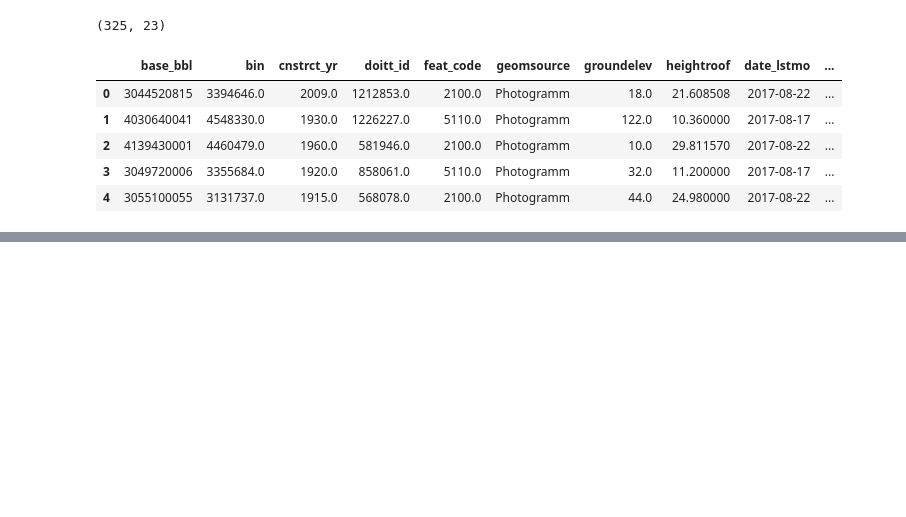
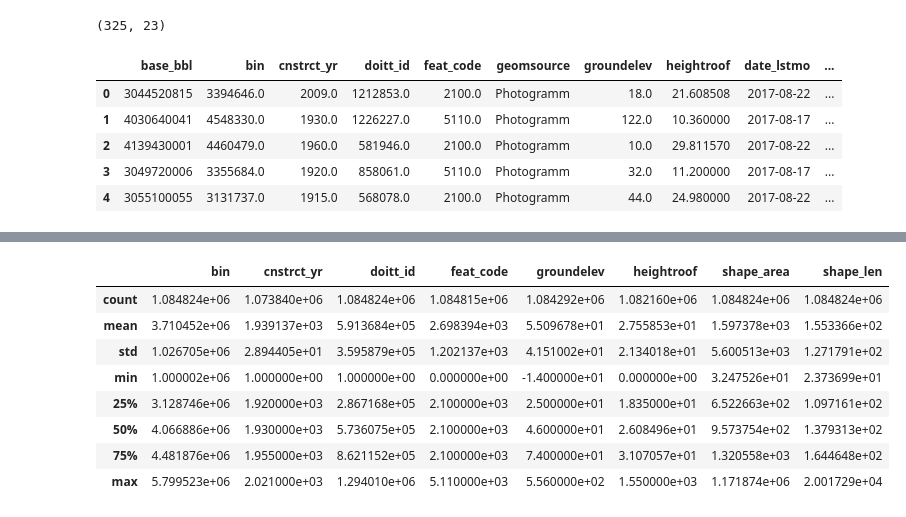
Before and after one commit to The-Sunshine-Collective/DataCleaning, a Jupyter notebook: Solar_EDA.ipynb, the cells around one changed output, grey strips where cells are left out. Drawn from its saved outputs; the diff is of its cells as text; code cells hidden in the pictures; blank space fills up the shorter version.

```diff
--- a/Solar_EDA.ipynb
+++ b/Solar_EDA.ipynb
@@ -107,8 +107,8 @@ accessolar_data.shape
 # Okay, wow, that's pretty small. We may need a larger dataset for this. off to get that now...
 # %%
 # Got building footprints shapefile, reading that in with Geopandas
-geo_test = gpd.read_file("./data/Building_Footprints/geo_export_8d7509d4-c875-49c9-b71c-f79e6148cd9f.dbf")
-geo_test.head()
+building_geo = gpd.read_file("../data/Building_Footprints/geo_export_8d7509d4-c875-49c9-b71c-f79e6148cd9f.dbf")
+building_geo.head()
 # %% [output]
 |  | base_bbl | bin | cnstrct_yr | doitt_id | feat_code | geomsource | groundelev | heightroof | date_lstmo | ... |
 | 0 | 3044520815 | 3394646.0 | 2009.0 | 1212853.0 | 2100.0 | Photogramm | 18.0 | 21.608508 | 2017-08-22 | ... |
@@ -129,0 +131,3 @@ geo_test.head()
+# %%
+# Converting geodataframe to a regular dataframe
+building_data = pd.DataFrame(building_geo)
@@ -129,0 +160,13 @@ geo_test.head()
+# %%
+# Heavy skew apparent in shape_area, but that's to be expected. Some discrepancies in the counts for height, elevation, and area.
+building_data.describe()
+# %% [output]
+|  | bin | cnstrct_yr | doitt_id | feat_code | groundelev | heightroof | shape_area | shape_len |
+| count | 1.084824e+06 | 1.073840e+06 | 1.084824e+06 | 1.084815e+06 | 1.084292e+06 | 1.082160e+06 | 1.084824e+06 | 1.084824e+06 |
+| mean | 3.710452e+06 | 1.939137e+03 | 5.913684e+05 | 2.698394e+03 | 5.509678e+01 | 2.755853e+01 | 1.597378e+03 | 1.553366e+02 |
+| std | 1.026705e+06 | 2.894405e+01 | 3.595879e+05 | 1.202137e+03 | 4.151002e+01 | 2.134018e+01 | 5.600513e+03 | 1.271791e+02 |
+| min | 1.000002e+06 | 1.000000e+00 | 1.000000e+00 | 0.000000e+00 | -1.400000e+01 | 0.000000e+00 | 3.247526e+01 | 2.373699e+01 |
+| 25% | 3.128746e+06 | 1.920000e+03 | 2.867168e+05 | 2.100000e+03 | 2.500000e+01 | 1.835000e+01 | 6.522663e+02 | 1.097161e+02 |
+| 50% | 4.066886e+06 | 1.930000e+03 | 5.736075e+05 | 2.100000e+03 | 4.600000e+01 | 2.608496e+01 | 9.573754e+02 | 1.379313e+02 |
+| 75% | 4.481876e+06 | 1.955000e+03 | 8.621152e+05 | 2.100000e+03 | 7.400000e+01 | 3.107057e+01 | 1.320558e+03 | 1.644648e+02 |
+| max | 5.799523e+06 | 2.021000e+03 | 1.294010e+06 | 5.110000e+03 | 5.560000e+02 | 1.550000e+03 | 1.171874e+06 | 2.001729e+04 |
```
Also changed, not shown: parts of 39 cells of this notebook.
